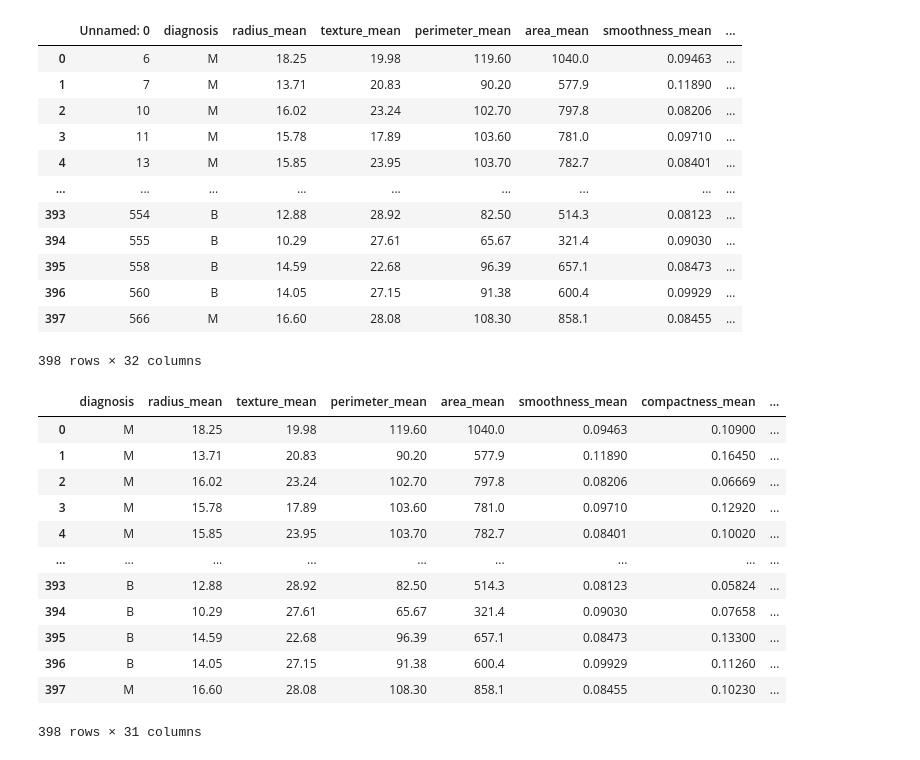
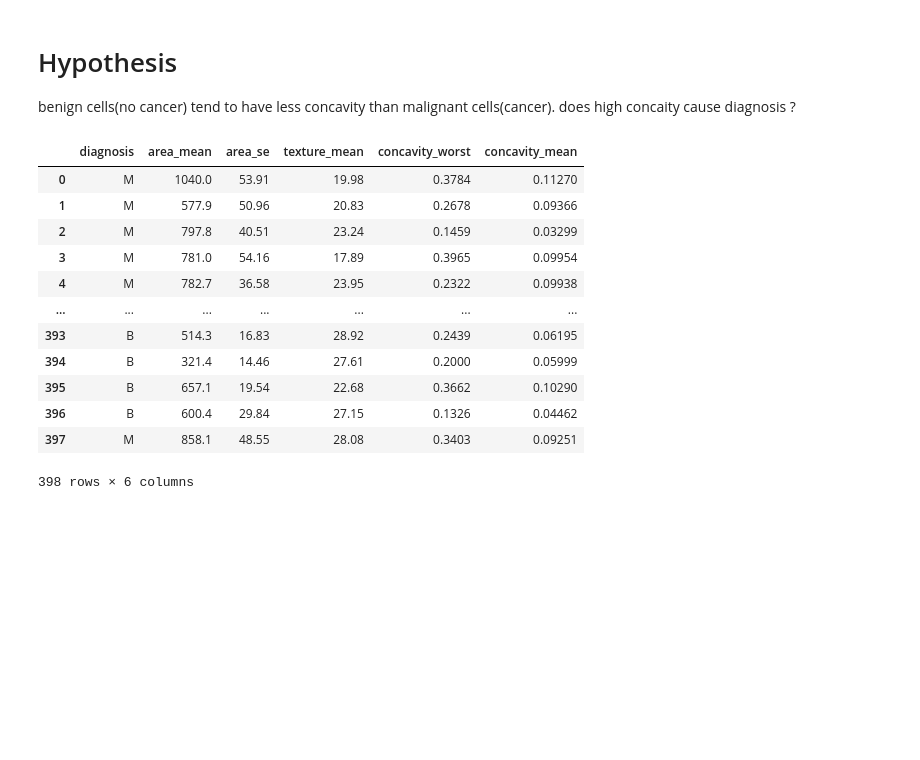
Before and after one commit to joluoch/causalinference, a Jupyter notebook: notebook/DOWHY.ipynb, the cells around one changed output. Cells and saved outputs as stored; diff of their text form; code cells hidden in the pictures; blank space fills up the shorter version.

```diff
--- a/notebook/DOWHY.ipynb
+++ b/notebook/DOWHY.ipynb
@@ -10,37 +18,24 @@ from IPython.display import Image, display
+# %% [markdown]
+# Hypothesis
+benign cells(no cancer) tend to have less concavity than malignant cells(cancer).
+does high concaity cause diagnosis ?
 # %%
-data = pd.read_csv('../data/data_outlier.csv')
+data = pd.read_csv('../data/Univariate_feature_selection_best_5_features.csv')
 data
 # %% [output]
-|  | Unnamed: 0 | diagnosis | radius_mean | texture_mean | perimeter_mean | area_mean | smoothness_mean | ... |
-| 0 | 6 | M | 18.25 | 19.98 | 119.60 | 1040.0 | 0.09463 | ... |
-| 1 | 7 | M | 13.71 | 20.83 | 90.20 | 577.9 | 0.11890 | ... |
-| 2 | 10 | M | 16.02 | 23.24 | 102.70 | 797.8 | 0.08206 | ... |
-| 3 | 11 | M | 15.78 | 17.89 | 103.60 | 781.0 | 0.09710 | ... |
-| 4 | 13 | M | 15.85 | 23.95 | 103.70 | 782.7 | 0.08401 | ... |
-| ... | ... | ... | ... | ... | ... | ... | ... | ... |
-| 393 | 554 | B | 12.88 | 28.92 | 82.50 | 514.3 | 0.08123 | ... |
-| 394 | 555 | B | 10.29 | 27.61 | 65.67 | 321.4 | 0.09030 | ... |
-| 395 | 558 | B | 14.59 | 22.68 | 96.39 | 657.1 | 0.08473 | ... |
-| 396 | 560 | B | 14.05 | 27.15 | 91.38 | 600.4 | 0.09929 | ... |
-| 397 | 566 | M | 16.60 | 28.08 | 108.30 | 858.1 | 0.08455 | ... |
+|  | diagnosis | area_mean | area_se | texture_mean | concavity_worst | concavity_mean |
+| 0 | M | 1040.0 | 53.91 | 19.98 | 0.3784 | 0.11270 |
+| 1 | M | 577.9 | 50.96 | 20.83 | 0.2678 | 0.09366 |
+| 2 | M | 797.8 | 40.51 | 23.24 | 0.1459 | 0.03299 |
+| 3 | M | 781.0 | 54.16 | 17.89 | 0.3965 | 0.09954 |
+| 4 | M | 782.7 | 36.58 | 23.95 | 0.2322 | 0.09938 |
+| ... | ... | ... | ... | ... | ... | ... |
+| 393 | B | 514.3 | 16.83 | 28.92 | 0.2439 | 0.06195 |
+| 394 | B | 321.4 | 14.46 | 27.61 | 0.2000 | 0.05999 |
+| 395 | B | 657.1 | 19.54 | 22.68 | 0.3662 | 0.10290 |
+| 396 | B | 600.4 | 29.84 | 27.15 | 0.1326 | 0.04462 |
+| 397 | M | 858.1 | 48.55 | 28.08 | 0.3403 | 0.09251 |
-398 rows × 32 columns
+398 rows × 6 columns
-# %%
-data = data.drop('Unnamed: 0',axis = 1)
-data
-# %% [output]
-|  | diagnosis | radius_mean | texture_mean | perimeter_mean | area_mean | smoothness_mean | compactness_mean | ... |
-| 0 | M | 18.25 | 19.98 | 119.60 | 1040.0 | 0.09463 | 0.10900 | ... |
-| 1 | M | 13.71 | 20.83 | 90.20 | 577.9 | 0.11890 | 0.16450 | ... |
-| 2 | M | 16.02 | 23.24 | 102.70 | 797.8 | 0.08206 | 0.06669 | ... |
-| 3 | M | 15.78 | 17.89 | 103.60 | 781.0 | 0.09710 | 0.12920 | ... |
-| 4 | M | 15.85 | 23.95 | 103.70 | 782.7 | 0.08401 | 0.10020 | ... |
-| ... | ... | ... | ... | ... | ... | ... | ... | ... |
-| 393 | B | 12.88 | 28.92 | 82.50 | 514.3 | 0.08123 | 0.05824 | ... |
-| 394 | B | 10.29 | 27.61 | 65.67 | 321.4 | 0.09030 | 0.07658 | ... |
-| 395 | B | 14.59 | 22.68 | 96.39 | 657.1 | 0.08473 | 0.13300 | ... |
-| 396 | B | 14.05 | 27.15 | 91.38 | 600.4 | 0.09929 | 0.11260 | ... |
-| 397 | M | 16.60 | 28.08 | 108.30 | 858.1 | 0.08455 | 0.10230 | ... |
-398 rows × 31 columns
 # %%
 # creating instance of labelencoder
 labelencoder = LabelEncoder()
```
Also changed, not shown: parts of 27 cells of this notebook, 4 other files.
